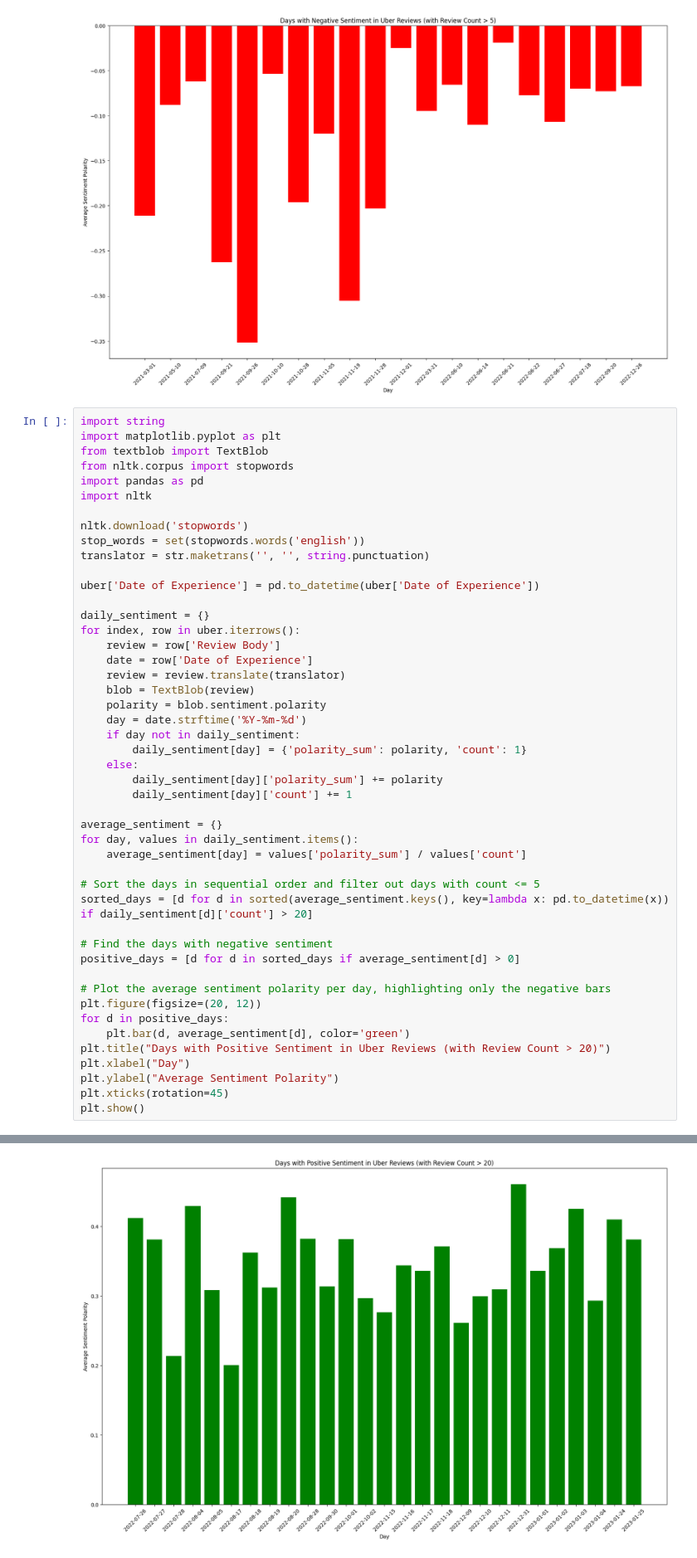
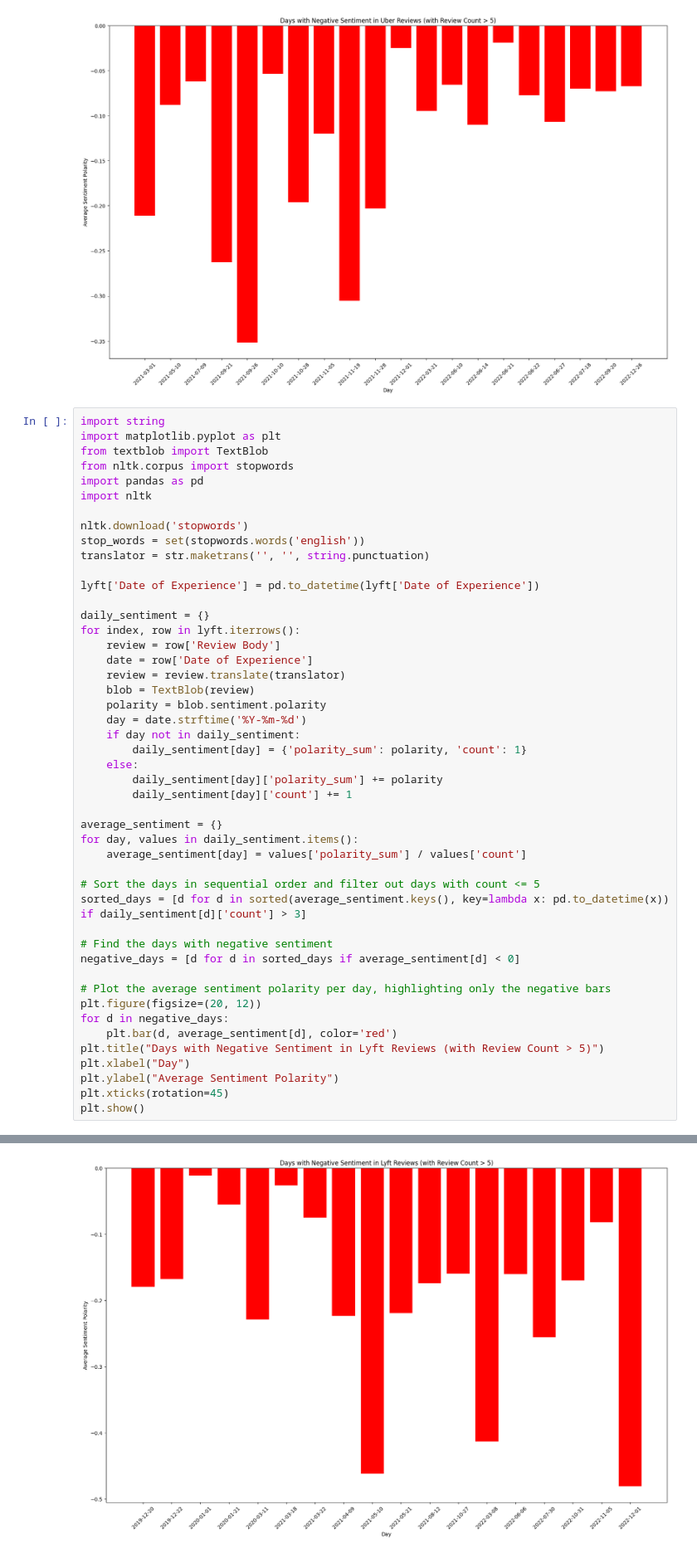
Before and after one commit to evkes/CPSC-4300-Gig-Economy, a Jupyter notebook: evansCodeForCheckpoint3.ipynb, the cells around one changed output, grey strips where cells are left out. Shown: that part at 83% size. Drawn from its saved outputs; the diff is of its cells as text.

Commit message:
Analyzed Lyft

```diff
--- a/evansCodeForCheckpoint3.ipynb
+++ b/evansCodeForCheckpoint3.ipynb
@@ -332,43 +332,43 @@ nltk.download('stopwords')
 stop_words = set(stopwords.words('english'))
 translator = str.maketrans('', '', string.punctuation)
 
-uber['Date of Experience'] = pd.to_datetime(uber['Date of Experience'])
+lyft['Date of Experience'] = pd.to_datetime(lyft['Date of Experience'])
 
 daily_sentiment = {}
-for index, row in uber.iterrows():
+for index, row in lyft.iterrows():
     review = row['Review Body']
     date = row['Date of Experience']
     review = review.translate(translator)
     blob = TextBlob(review)
     polarity = blob.sentiment.polarity
     day = date.strftime('%Y-%m-%d')
     if day not in daily_sentiment:
         daily_sentiment[day] = {'polarity_sum': polarity, 'count': 1}
     else:
         daily_sentiment[day]['polarity_sum'] += polarity
         daily_sentiment[day]['count'] += 1
 
 average_sentiment = {}
 for day, values in daily_sentiment.items():
     average_sentiment[day] = values['polarity_sum'] / values['count']
 
 # Sort the days in sequential order and filter out days with count <= 5
-sorted_days = [d for d in sorted(average_sentiment.keys(), key=lambda x: pd.to_datetime(x)) if daily_sentiment[d]['count'] > 20]
+sorted_days = [d for d in sorted(average_sentiment.keys(), key=lambda x: pd.to_datetime(x)) if daily_sentiment[d]['count'] > 3]
 
 # Find the days with negative sentiment
-positive_days = [d for d in sorted_days if average_sentiment[d] > 0]
+negative_days = [d for d in sorted_days if average_sentiment[d] < 0]
 
 # Plot the average sentiment polarity per day, highlighting only the negative bars
 plt.figure(figsize=(20, 12))
-for d in positive_days:
-    plt.bar(d, average_sentiment[d], color='green')
-plt.title("Days with Positive Sentiment in Uber Reviews (with Review Count > 20)")
+for d in negative_days:
+    plt.bar(d, average_sentiment[d], color='red')
+plt.title("Days with Negative Sentiment in Lyft Reviews (with Review Count > 5)")
 plt.xlabel("Day")
 plt.ylabel("Average Sentiment Polarity")
 plt.xticks(rotation=45)
 plt.show()
 # %% [output]
 [nltk_data] Downloading package stopwords to
 [nltk_data]     C:\Users\evkes\AppData\Roaming\nltk_data...
 [nltk_data]   Package stopwords is already up-to-date!
-[figure, old version]
+[figure, new version]
```
